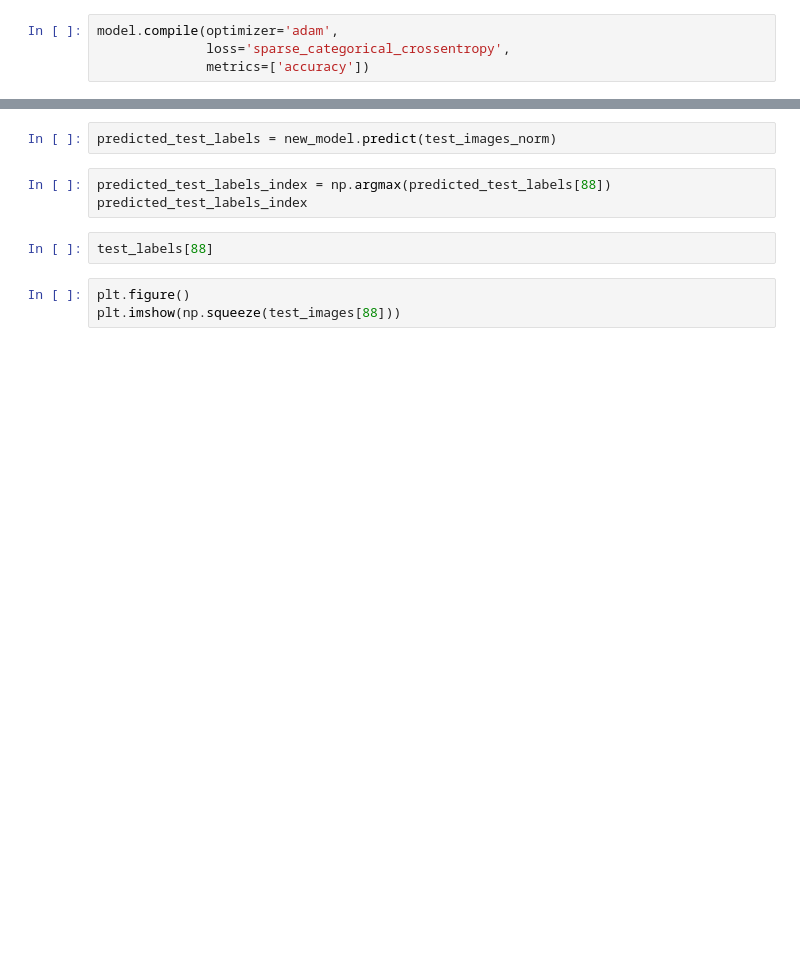
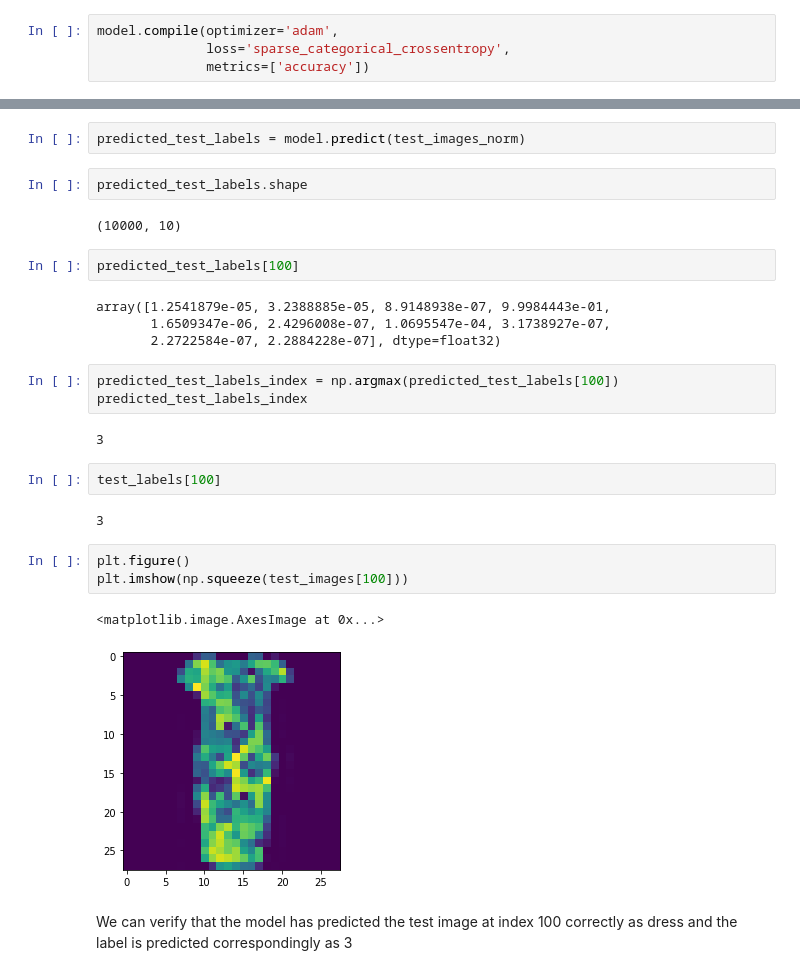
Before and after one commit to shankarfierce/MSDS_462_CV, a Jupyter notebook: MSDS462CV_FashionMNIST_Demo1.ipynb, the cells around one changed output, grey strips where cells are left out. Saved outputs shown, nothing was run; the diff lists cells and outputs as text; blank space fills up the shorter version.

```diff
--- a/MSDS462CV_FashionMNIST_Demo1.ipynb
+++ b/MSDS462CV_FashionMNIST_Demo1.ipynb
@@ -199,10 +182,29 @@ plt.show()
 # %%
-predicted_test_labels = new_model.predict(test_images_norm)
+predicted_test_labels = model.predict(test_images_norm)
+# %%
+predicted_test_labels.shape
+# %% [output]
+(10000, 10)
+# %%
+predicted_test_labels[100]
+# %% [output]
+array([1.2541879e-05, 3.2388885e-05, 8.9148938e-07, 9.9984443e-01,
+       1.6509347e-06, 2.4296008e-07, 1.0695547e-04, 3.1738927e-07,
+       2.2722584e-07, 2.2884228e-07], dtype=float32)
 # %%
-predicted_test_labels_index = np.argmax(predicted_test_labels[88])
+predicted_test_labels_index = np.argmax(predicted_test_labels[100])
 predicted_test_labels_index
+# %% [output]
+3
 # %%
-test_labels[88]
+test_labels[100]
+# %% [output]
+3
 # %%
 plt.figure()
-plt.imshow(np.squeeze(test_images[88]))
+plt.imshow(np.squeeze(test_images[100]))
+# %% [output]
+<matplotlib.image.AxesImage at 0x...>
+[figure, added]
+# %% [markdown]
+We can verify that the model has predicted the test image at index 100 correctly as dress and the label is predicted correspondingly as 3
```
Also changed, not shown: parts of 16 cells of this notebook.
